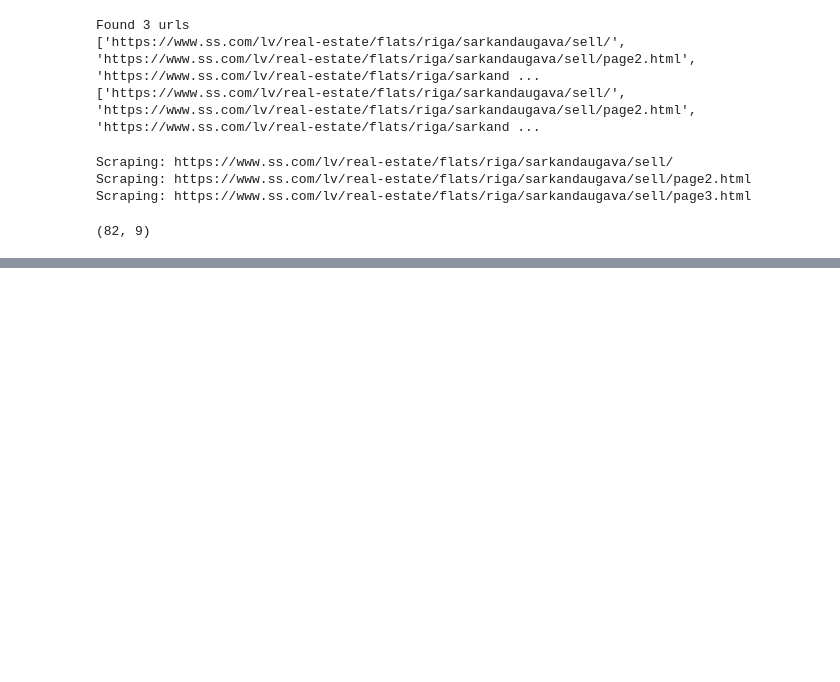
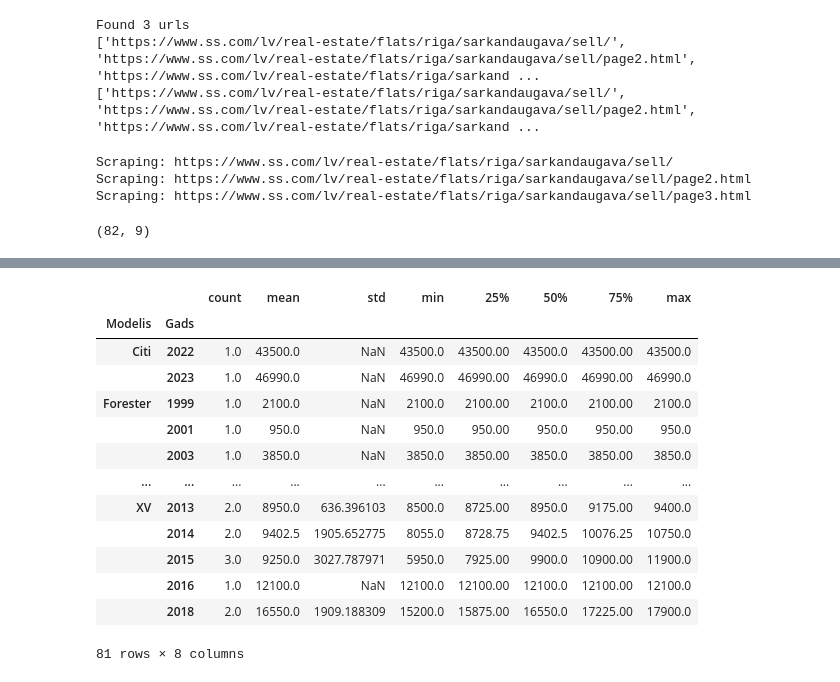
Before and after one commit to ValRCS/DAS_Python_24, a Jupyter notebook: Topic_15_Web_Scraping/WebScraping_Apartments.ipynb, the cells around one changed output, grey strips where cells are left out. Saved outputs shown, nothing was run; the diff lists cells and outputs as text; code cells hidden in the pictures; blank space fills up the shorter version.

```diff
--- a/Topic_15_Web_Scraping/WebScraping_Apartments.ipynb
+++ b/Topic_15_Web_Scraping/WebScraping_Apartments.ipynb
@@ -490,0 +568,22 @@ center_ads_df.to_json(f"center_ads_{timestamp}.json",
+# %%
+# we could group by car AND year
+subaru_grouped = subaru_ads_df.groupby(["Modelis", "Gads"])["price"]
+# let's get the statistics
+subaru_stats = subaru_grouped.describe()
+# let us see all
+subaru_stats
+# %% [output]
+|  |  | count | mean | std | min | 25% | 50% | 75% | max |
+| Modelis | Gads |  |  |  |  |  |  |  |  |
+| Citi | 2022 | 1.0 | 43500.0 | NaN | 43500.0 | 43500.00 | 43500.0 | 43500.00 | 43500.0 |
+|  | 2023 | 1.0 | 46990.0 | NaN | 46990.0 | 46990.00 | 46990.0 | 46990.00 | 46990.0 |
+| Forester | 1999 | 1.0 | 2100.0 | NaN | 2100.0 | 2100.00 | 2100.0 | 2100.00 | 2100.0 |
+|  | 2001 | 1.0 | 950.0 | NaN | 950.0 | 950.00 | 950.0 | 950.00 | 950.0 |
+|  | 2003 | 1.0 | 3850.0 | NaN | 3850.0 | 3850.00 | 3850.0 | 3850.00 | 3850.0 |
+| ... | ... | ... | ... | ... | ... | ... | ... | ... | ... |
+| XV | 2013 | 2.0 | 8950.0 | 636.396103 | 8500.0 | 8725.00 | 8950.0 | 9175.00 | 9400.0 |
+|  | 2014 | 2.0 | 9402.5 | 1905.652775 | 8055.0 | 8728.75 | 9402.5 | 10076.25 | 10750.0 |
+|  | 2015 | 3.0 | 9250.0 | 3027.787971 | 5950.0 | 7925.00 | 9900.0 | 10900.00 | 11900.0 |
+|  | 2016 | 1.0 | 12100.0 | NaN | 12100.0 | 12100.00 | 12100.0 | 12100.00 | 12100.0 |
+|  | 2018 | 2.0 | 16550.0 | 1909.188309 | 15200.0 | 15875.00 | 16550.0 | 17225.00 | 17900.0 |
+81 rows × 8 columns
```
Also changed, not shown: parts of 15 cells of this notebook, 1 other file.
